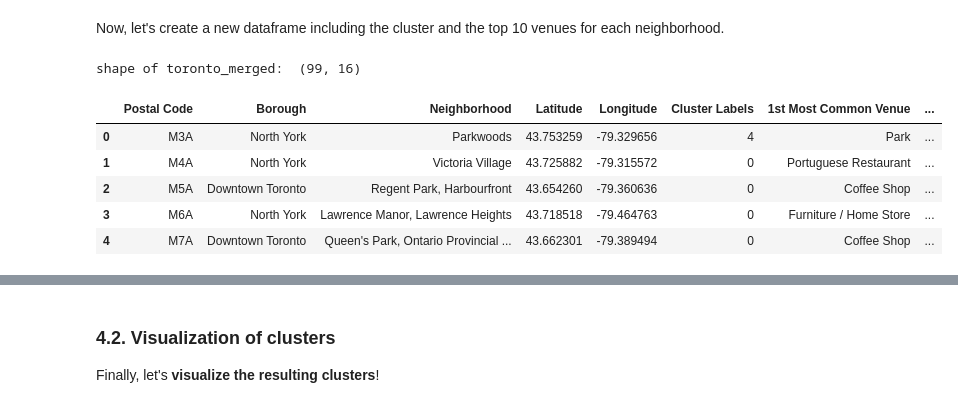
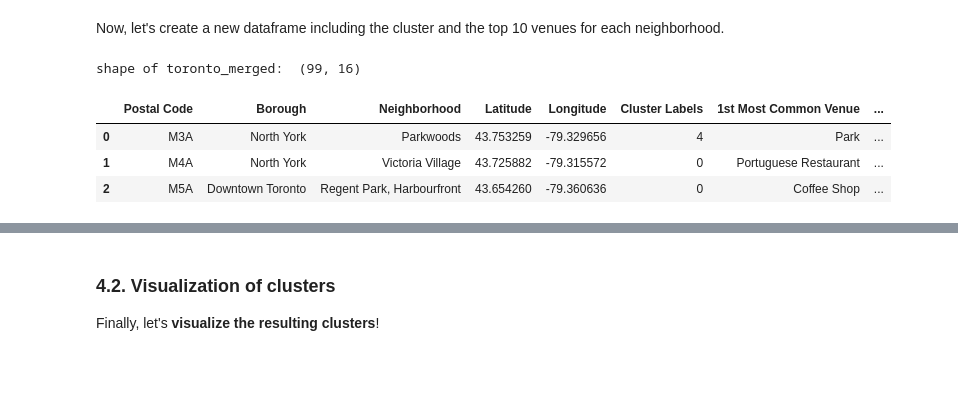
Before and after one commit to horitahiroshi/Coursera_Capstone, a Jupyter notebook: Week3/Toronto_neighborhoods.ipynb, the cells around one changed output, grey strips where cells are left out. Saved outputs shown, nothing was run; the diff lists cells and outputs as text; code cells hidden in the pictures; blank space fills up the shorter version.

```diff
--- a/Week3/Toronto_neighborhoods.ipynb
+++ b/Week3/Toronto_neighborhoods.ipynb
@@ -493,24 +420,22 @@ Now, let's create a new dataframe including the cluster and the top 10 venues fo
 # %%
 # add clustering labels
 neighborhoods_venues_sorted.insert(0, 'Cluster Labels', kmeans.labels_)
 
 # copy neighborhoods_df on toronto_merged
 toronto_merged = neighborhoods_df
 
 # merge toronto neighborhoods dataframe with neighborhoods profile dataframe
 #toronto_merged = toronto_merged.join(neighborhoods_venues_sorted.set_index('Neighborhood'), on='Neighborhood')
 toronto_merged = toronto_merged.merge(neighborhoods_venues_sorted.set_index('Neighborhood'), left_on='Neighborhood', right_on='Neighborhood')
 
 print("shape of toronto_merged: ", toronto_merged.shape)
-toronto_merged.head() # check first rows
+toronto_merged.head(3) # check first rows
 # %% [output]
 shape of toronto_merged:  (99, 16)
 |  | Postal Code | Borough | Neighborhood | Latitude | Longitude | Cluster Labels | 1st Most Common Venue | ... |
 | 0 | M3A | North York | Parkwoods | 43.753259 | -79.329656 | 4 | Park | ... |
 | 1 | M4A | North York | Victoria Village | 43.725882 | -79.315572 | 0 | Portuguese Restaurant | ... |
 | 2 | M5A | Downtown Toronto | Regent Park, Harbourfront | 43.654260 | -79.360636 | 0 | Coffee Shop | ... |
-| 3 | M6A | North York | Lawrence Manor, Lawrence Heights | 43.718518 | -79.464763 | 0 | Furniture / Home Store | ... |
-| 4 | M7A | Downtown Toronto | Queen's Park, Ontario Provincial ... | 43.662301 | -79.389494 | 0 | Coffee Shop | ... |
 # %% [markdown]
 <a id='item42'></a>
 # %% [markdown]
```
Also changed, not shown: parts of 12 cells of this notebook.
